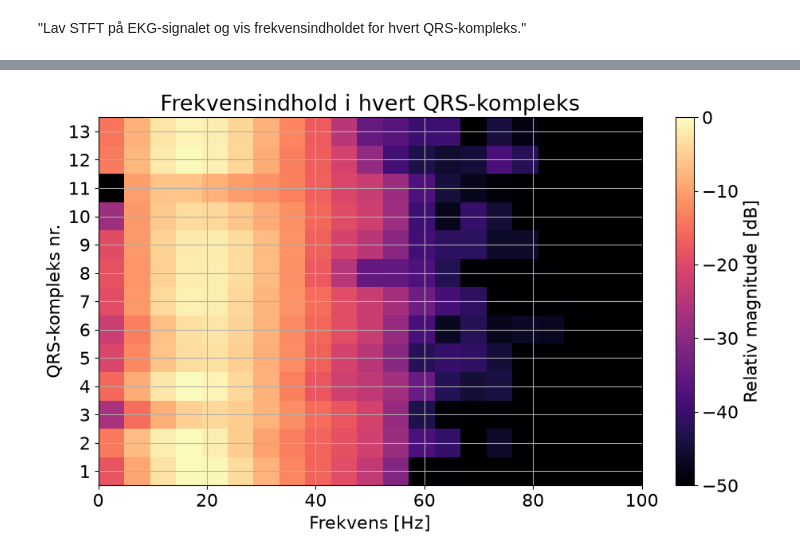
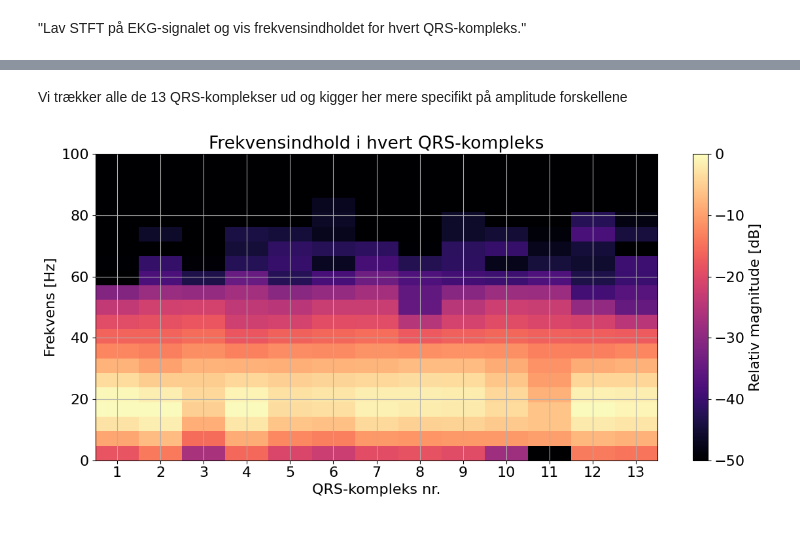
Before and after one commit to Lucuz47/DSB, a Jupyter notebook: Miniprojekt_B.ipynb, the cells around one changed output, grey strips where cells are left out. Cells and saved outputs as stored; diff of their text form; code cells hidden in the pictures; blank space fills up the shorter version.

```diff
--- a/Miniprojekt_B.ipynb
+++ b/Miniprojekt_B.ipynb
@@ -720,38 +655,48 @@ plt.show()
+# %% [markdown]
+Vi trækker alle de 13 QRS-komplekser ud og kigger her mere specifikt på amplitude forskellene
 # %%
 # Find STFT-vinduet nærmest hver R-tak
 qrs_columns = np.array([
     np.argmin(np.abs(t_stft - r_time))
     for r_time in r_times
 ])
 
 # Frekvensindhold ved hvert QRS-kompleks
 qrs_spectra_db = magnitude_db[
     frequency_mask
-][:, qrs_columns].T
+][:, qrs_columns]
 
-plt.figure(figsize=(11, 6))
+plt.figure(figsize=(12, 6))
 
 plt.imshow(
     qrs_spectra_db,
     aspect="auto",
     origin="lower",
     extent=[
+        0.5,
+        len(r_peaks) + 0.5,
         f_stft[frequency_mask][0],
-        f_stft[frequency_mask][-1],
-        0.5,
-        len(r_peaks) + 0.5
+        f_stft[frequency_mask][-1]
     ],
     cmap="magma",
     vmin=-50,
     vmax=0
 )
 
-plt.xlabel("Frekvens [Hz]")
-plt.ylabel("QRS-kompleks nr.")
+plt.xlabel("QRS-kompleks nr.")
+plt.ylabel("Frekvens [Hz]")
 plt.title("Frekvensindhold i hvert QRS-kompleks")
-plt.yticks(np.arange(1, len(r_peaks) + 1))
-plt.colorbar(label="Relativ magnitude [dB]")
+
+plt.xticks(
+    np.arange(1, len(r_peaks) + 1)
+)
+
+plt.colorbar(
+    label="Relativ magnitude [dB]"
+)
+
+plt.tight_layout()
 plt.show()
 # %% [output]
-[figure, old version]
+[figure, new version]
 # %% [markdown]
```
Also changed, not shown: parts of 18 cells of this notebook, 1 other file.
